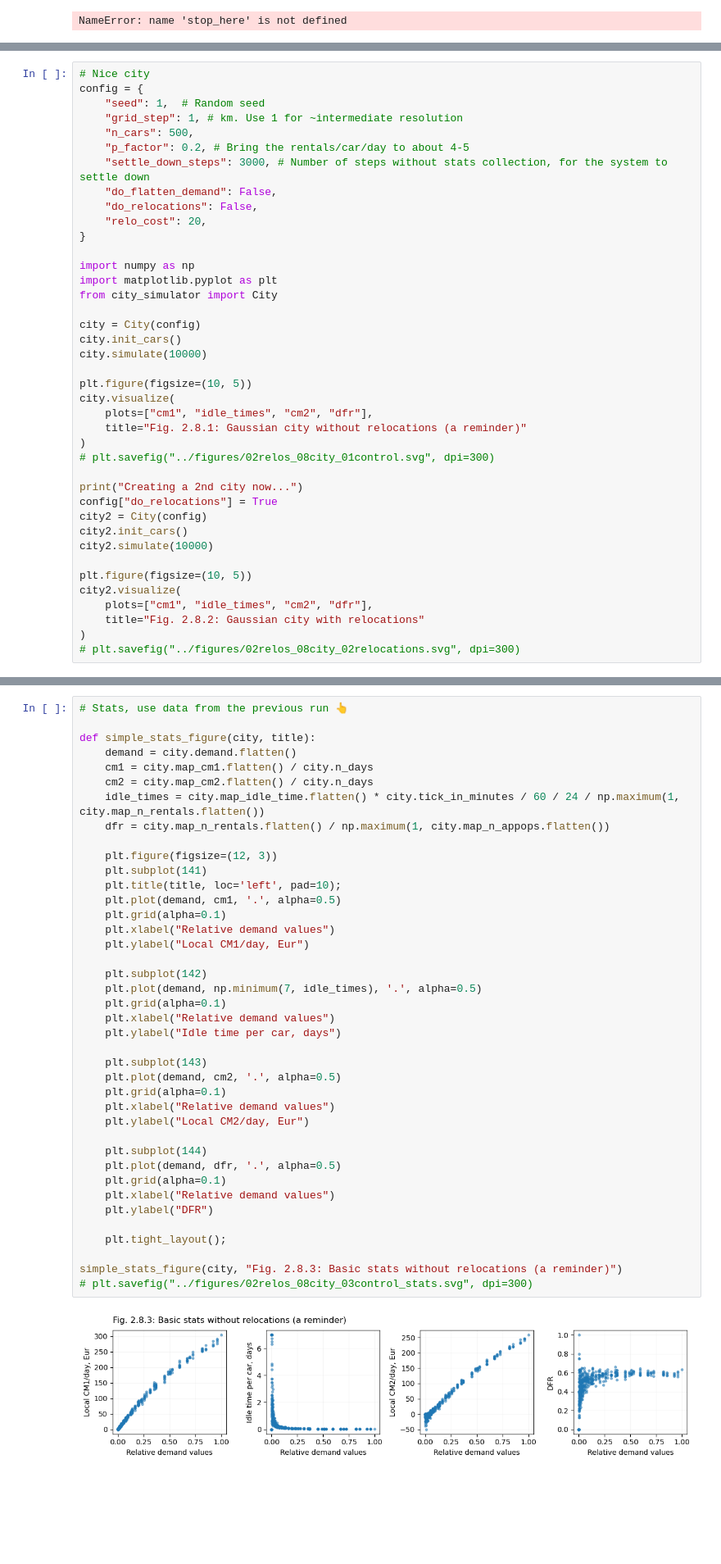
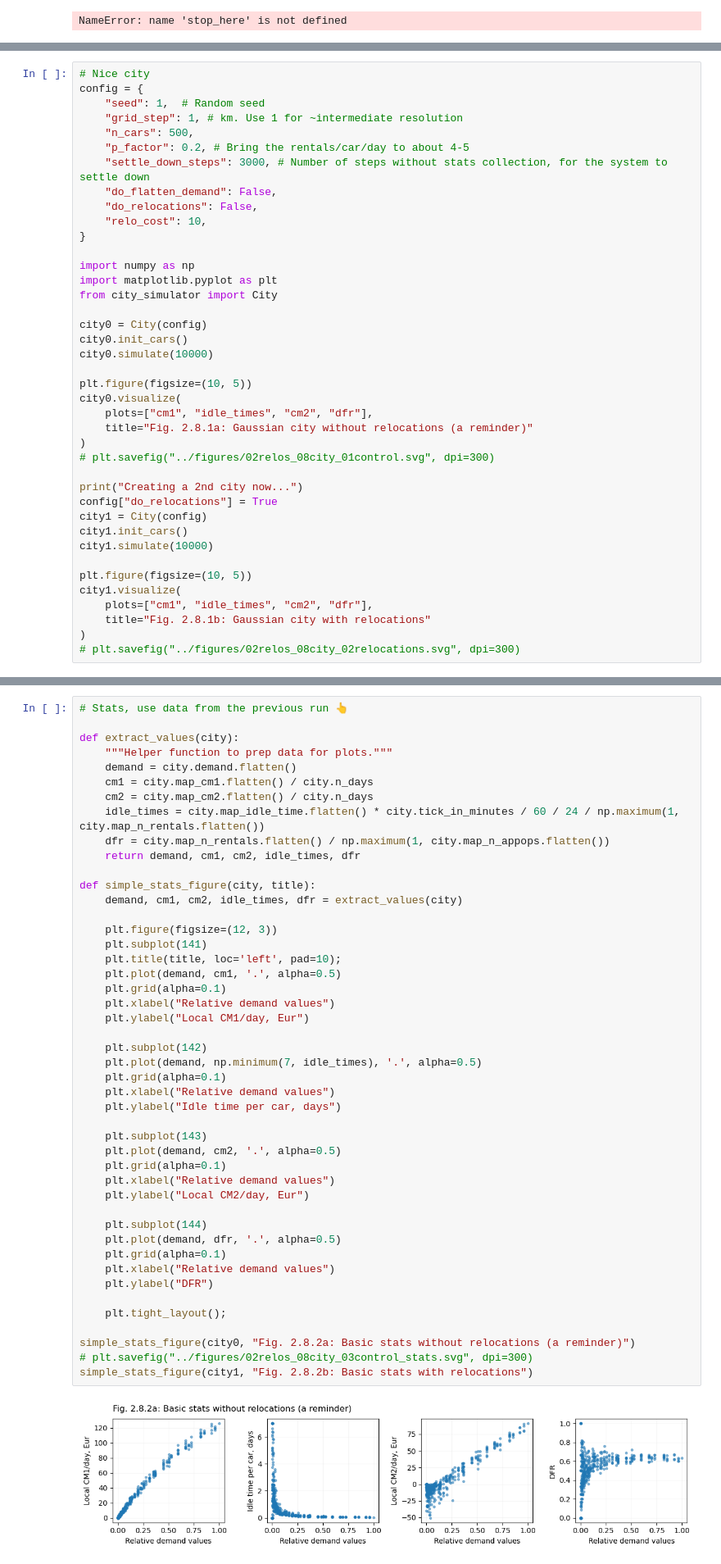
Before and after one commit to khakhalin/carsharing101, a Jupyter notebook: scripts/02relos_08city.ipynb, the cells around one changed output, grey strips where cells are left out. Shown at 82% size. Saved outputs shown, nothing was run; the diff lists cells and outputs as text; blank space fills up the shorter version.

```diff
--- a/scripts/02relos_08city.ipynb
+++ b/scripts/02relos_08city.ipynb
@@ -58,34 +57,34 @@ config = {
     "settle_down_steps": 3000, # Number of steps without stats collection, for the system to settle down
     "do_flatten_demand": False,
     "do_relocations": False,
-    "relo_cost": 20,
+    "relo_cost": 10,
 }
 
 import numpy as np
 import matplotlib.pyplot as plt
 from city_simulator import City
 
-city = City(config)
-city.init_cars()
-city.simulate(10000)
+city0 = City(config)
+city0.init_cars()
+city0.simulate(10000)
 
 plt.figure(figsize=(10, 5))
-city.visualize(
+city0.visualize(
     plots=["cm1", "idle_times", "cm2", "dfr"],
-    title="Fig. 2.8.1: Gaussian city without relocations (a reminder)"
+    title="Fig. 2.8.1a: Gaussian city without relocations (a reminder)"
 )
 # plt.savefig("../figures/02relos_08city_01control.svg", dpi=300)
 
 print("Creating a 2nd city now...")
 config["do_relocations"] = True
-city2 = City(config)
-city2.init_cars()
-city2.simulate(10000)
+city1 = City(config)
+city1.init_cars()
+city1.simulate(10000)
 
 plt.figure(figsize=(10, 5))
-city2.visualize(
+city1.visualize(
     plots=["cm1", "idle_times", "cm2", "dfr"],
-    title="Fig. 2.8.2: Gaussian city with relocations"
+    title="Fig. 2.8.1b: Gaussian city with relocations"
 )
 # plt.savefig("../figures/02relos_08city_02relocations.svg", dpi=300)
 # %% [output]
@@ -121,42 +120,48 @@ Creating a 2nd city now...
 # %%
 # Stats, use data from the previous run 👆
 
-def simple_stats_figure(city, title):
+def extract_values(city):
+    """Helper function to prep data for plots."""
     demand = city.demand.flatten()
     cm1 = city.map_cm1.flatten() / city.n_days
     cm2 = city.map_cm2.flatten() / city.n_days
     idle_times = city.map_idle_time.flatten() * city.tick_in_minutes / 60 / 24 / np.maximum(1, city.map_n_rentals.flatten())
     dfr = city.map_n_rentals.flatten() / np.maximum(1, city.map_n_appops.flatten())
+    return demand, cm1, cm2, idle_times, dfr
+
+def simple_stats_figure(city, title):
+    demand, cm1, cm2, idle_times, dfr = extract_values(city)
 
     plt.figure(figsize=(12, 3))
     plt.subplot(141)
     plt.title(title, loc='left', pad=10);
     plt.plot(demand, cm1, '.', alpha=0.5)
     plt.grid(alpha=0.1)
     plt.xlabel("Relative demand values")
     plt.ylabel("Local CM1/day, Eur")
 
     plt.subplot(142)
     plt.plot(demand, np.minimum(7, idle_times), '.', alpha=0.5)
     plt.grid(alpha=0.1)
     plt.xlabel("Relative demand values")
     plt.ylabel("Idle time per car, days")
 
     plt.subplot(143)
     plt.plot(demand, cm2, '.', alpha=0.5)
     plt.grid(alpha=0.1)
     plt.xlabel("Relative demand values")
     plt.ylabel("Local CM2/day, Eur")
 
     plt.subplot(144)
     plt.plot(demand, dfr, '.', alpha=0.5)
     plt.grid(alpha=0.1)
     plt.xlabel("Relative demand values")
     plt.ylabel("DFR")
 
     plt.tight_layout();
 
-simple_stats_figure(city, "Fig. 2.8.3: Basic stats without relocations (a reminder)")
+simple_stats_figure(city0, "Fig. 2.8.2a: Basic stats without relocations (a reminder)")
 # plt.savefig("../figures/02relos_08city_03control_stats.svg", dpi=300)
+simple_stats_figure(city1, "Fig. 2.8.2b: Basic stats with relocations")
 # %% [output]
-[figure, old version]
+[figure, new version]
```
Also changed, not shown: parts of 4 cells of this notebook, 2 other files.
